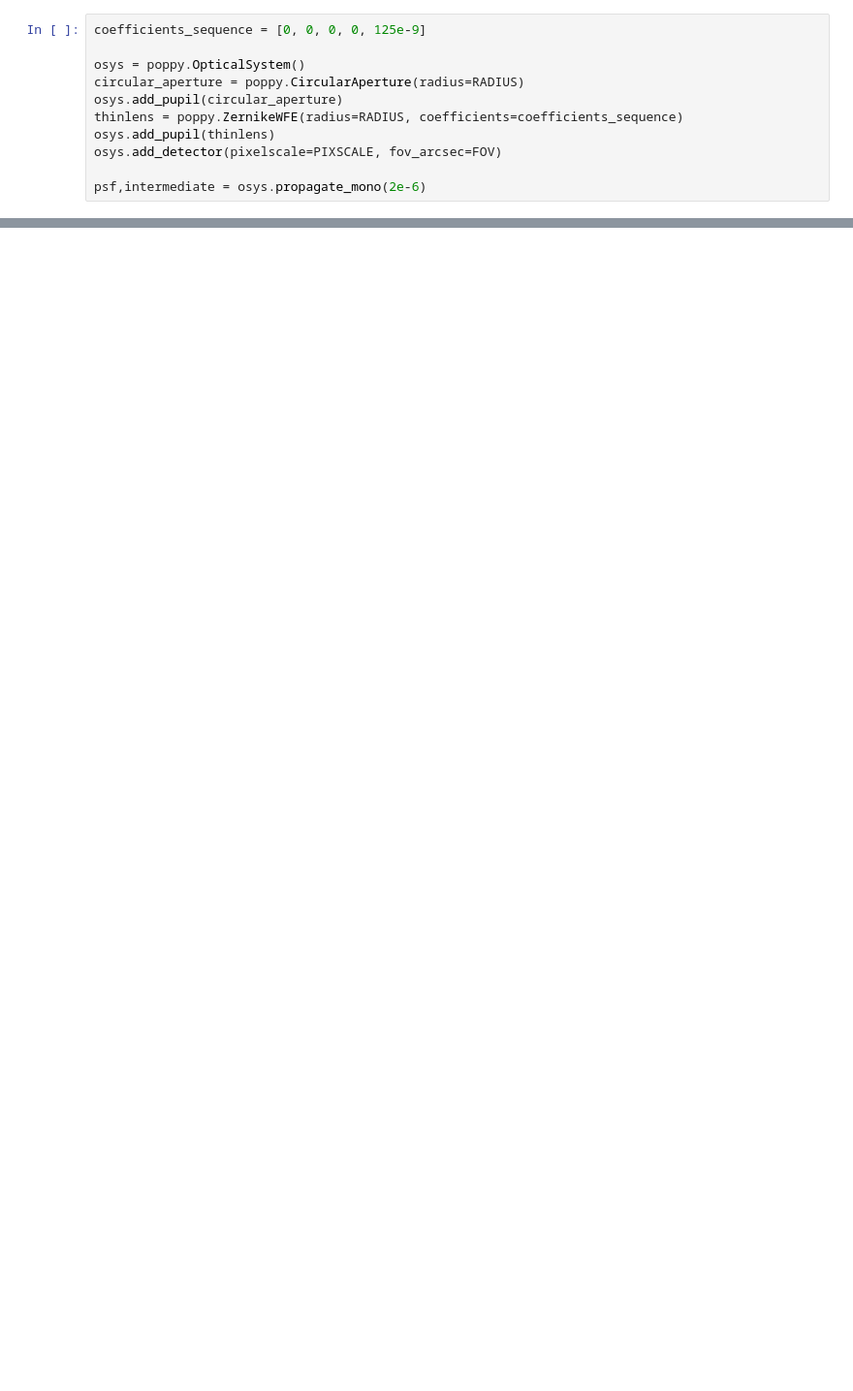
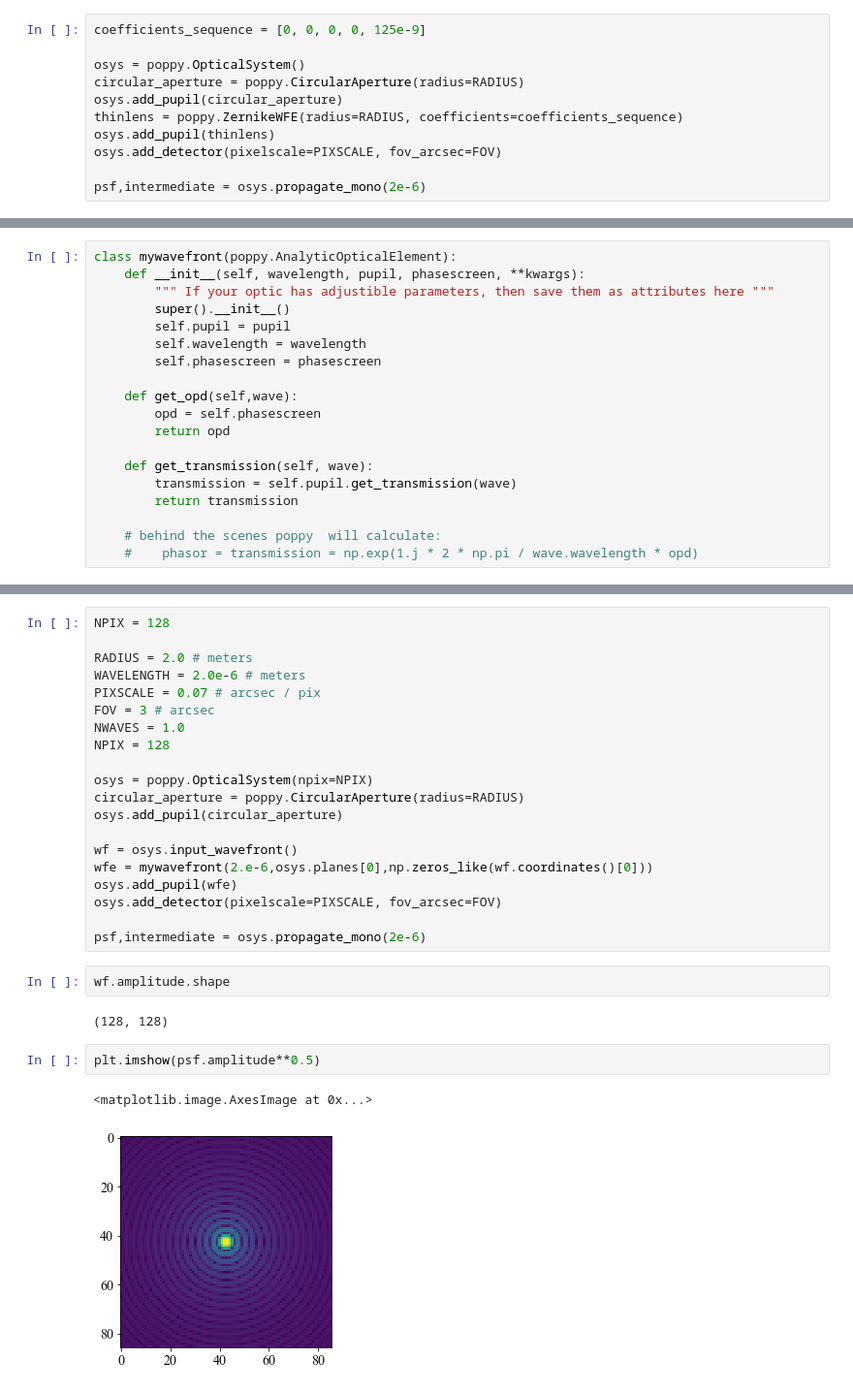
Before and after one commit to LouisDesdoigts/morphine, a Jupyter notebook: notebooks/morphine_uv.ipynb, the cells around one changed output, grey strips where cells are left out. Shown: that part at 97% size. Saved outputs shown, nothing was run; the diff lists cells and outputs as text; blank space fills up the shorter version.

```diff
--- a/notebooks/morphine_uv.ipynb
+++ b/notebooks/morphine_uv.ipynb
@@ -131,0 +161,19 @@ plt.imshow(psf.amplitude**0.5)
+# %%
+class mywavefront(poppy.AnalyticOpticalElement):
+    def __init__(self, wavelength, pupil, phasescreen, **kwargs):
+        """ If your optic has adjustible parameters, then save them as attributes here """
+        super().__init__()
+        self.pupil = pupil
+        self.wavelength = wavelength
+        self.phasescreen = phasescreen
+
+    def get_opd(self,wave):
+        opd = self.phasescreen
+        return opd
+
+    def get_transmission(self, wave):
+        transmission = self.pupil.get_transmission(wave)
+        return transmission
+
+    # behind the scenes poppy  will calculate:
+    #    phasor = transmission = np.exp(1.j * 2 * np.pi / wave.wavelength * opd)
@@ -131,0 +188,29 @@ plt.imshow(psf.amplitude**0.5)
+# %%
+NPIX = 128
+
+RADIUS = 2.0 # meters
+WAVELENGTH = 2.0e-6 # meters
+PIXSCALE = 0.07 # arcsec / pix
+FOV = 3 # arcsec
+NWAVES = 1.0
+NPIX = 128
+
+osys = poppy.OpticalSystem(npix=NPIX)
+circular_aperture = poppy.CircularAperture(radius=RADIUS)
+osys.add_pupil(circular_aperture)
+
+wf = osys.input_wavefront()
+wfe = mywavefront(2.e-6,osys.planes[0],np.zeros_like(wf.coordinates()[0]))
+osys.add_pupil(wfe)
+osys.add_detector(pixelscale=PIXSCALE, fov_arcsec=FOV)
+
+psf,intermediate = osys.propagate_mono(2e-6)
+# %%
+wf.amplitude.shape
+# %% [output]
+(128, 128)
+# %%
+plt.imshow(psf.amplitude**0.5)
+# %% [output]
+<matplotlib.image.AxesImage at 0x...>
+[figure, added]
```
Also changed, not shown: parts of 28 cells of this notebook.
